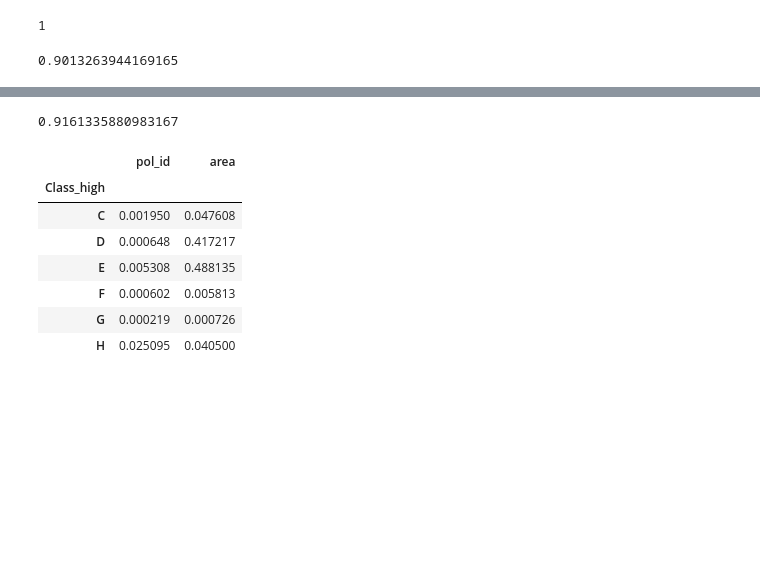
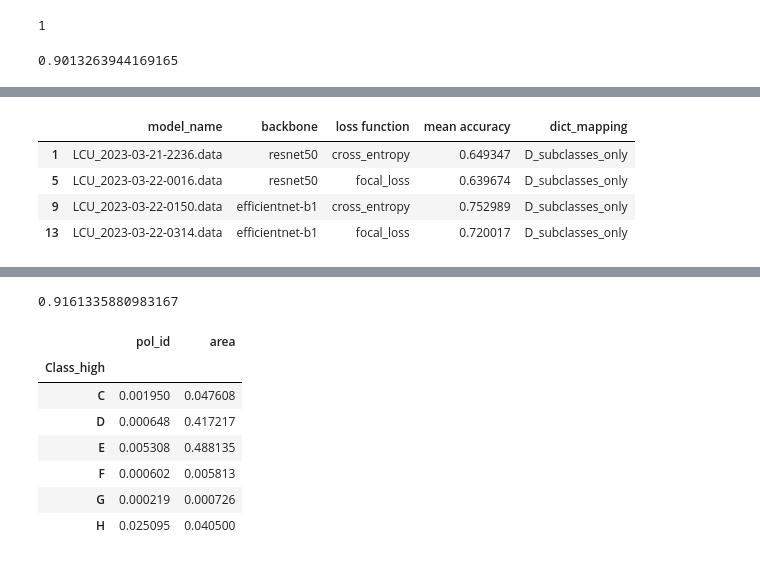
Before and after one commit to pdnpa/cnn-land-cover, a Jupyter notebook: notebooks/Evaluate trained network.ipynb, the cells around one changed output, grey strips where cells are left out. Saved outputs shown, nothing was run; the diff lists cells and outputs as text; code cells hidden in the pictures; blank space fills up the shorter version.

```diff
--- a/notebooks/Evaluate trained network.ipynb
+++ b/notebooks/Evaluate trained network.ipynb
@@ -186,0 +218,8 @@ array([[       0.,    72108.,    59917.,   283149.],
+# %%
+df_info_models[df_info_models['dict_mapping'] == 'D_subclasses_only']
+# %% [output]
+|  | model_name | backbone | loss function | mean accuracy | dict_mapping |
+| 1 | LCU_2023-03-21-2236.data | resnet50 | cross_entropy | 0.649347 | D_subclasses_only |
+| 5 | LCU_2023-03-22-0016.data | resnet50 | focal_loss | 0.639674 | D_subclasses_only |
+| 9 | LCU_2023-03-22-0150.data | efficientnet-b1 | cross_entropy | 0.752989 | D_subclasses_only |
+| 13 | LCU_2023-03-22-0314.data | efficientnet-b1 | focal_loss | 0.720017 | D_subclasses_only |
```
Also changed, not shown: parts of 15 cells of this notebook, 3 other files.
